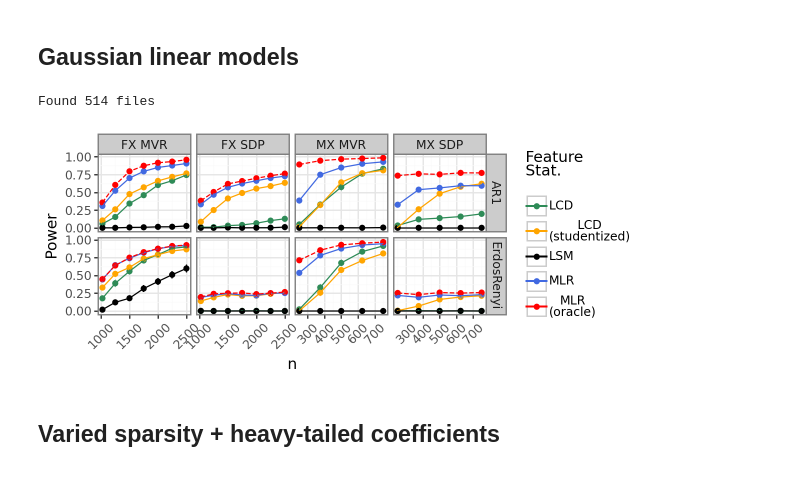
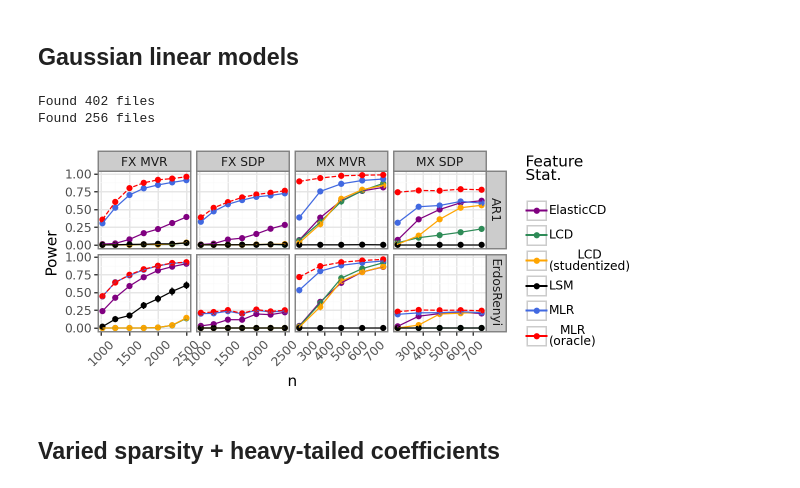
Before and after one commit to amspector100/mlr_knockoff_paper, a Jupyter notebook: final-plots/final_plots.ipynb, the cells around one changed output. Drawn from its saved outputs; the diff is of its cells as text; code cells hidden in the pictures.

```diff
--- a/final-plots/final_plots.ipynb
+++ b/final-plots/final_plots.ipynb
@@ -110,6 +112,9 @@ FSTAT_NAMES = {
     "mlr":"MLR",
     "oracle":"MLR\n(oracle)",
     "amlr":"AMLR",
+    "elasticnet":"ElasticCD",
+    "lcd_elasticnet":"ElasticCD",
+    "elastic":"ElasticCD",
 }
 
 def load_data_by_job_id(job_ids):
@@ -361,33 +366,24 @@ Maximum off-diagonal element is 0.024290819081908138.
 # %% [markdown]
 ## Gaussian linear models
 # %%
-# dates = ['2022-08-19', '2022-08-19', '2022-08-21']# '2022-08-17']
-# times = ['00-49-58', '00-50-43', '16-09-18']
-# dfs = []
-# for d, t in zip(dates, times):
-#     df = pd.read_csv(f"../data/main/{d}/{t}/results.csv")
-#     dfs.append(df)}
-# all_df = pd.concat(dfs)
-all_df = load_data_by_job_id(["1323869", "1328254"])
+all_df = load_data_by_job_id("1504858")
+all_df = all_df.loc[all_df['mx']] # there was a bug with the FX sim on this run
+all_df = pd.concat([all_df, load_data_by_job_id("1601609")])
 all_df['mx'] = all_df['mx'].astype(str).map({"True":"MX", "False":"FX"})
-# all_df['fstat'] = all_df['fstat'].map({
-#     "mlr":'MLR',
-#     "lcd":"LCD", "lsm":"LSM",
-#     "oracle":"MLR\n(oracle)",
-# })
 all_df['Knockoff_Type'] = all_df['mx'] + " " + all_df['knockoff_type'].str.upper()
 all_df['covmethod'] = all_df['covmethod'].str.lower().map({"ar1":"AR1", "ver":"ErdosRenyi"})
 
 
 all_df = all_df.loc[
     ((all_df['mx'] != 'MX') |
-    (all_df['coeff_size'] == 1.0)) &
-    (all_df['n'] > 125)
+    (all_df['coeff_size'] == 1.0))
+    & (all_df['n'] > 125)
 ]
 all_df['oracle'] = all_df['fstat'].str.lower().str.contains("oracle")
 all_df = all_df.loc[all_df['fstat'] != 'AMLR']
 # %% [output]
-Found 514 files
+Found 402 files
+Found 256 files
 # %%
 agg_df = calc_mean_sem(
     all_df,
@@ -399,35 +395,35 @@ agg_df = calc_mean_sem(
 )
 meas = 'power'
 g = (
     ggplot(
         agg_df.loc[agg_df['q'].isin([0.05])],
         aes(x='n', y=f"{meas}_mean", color='fstat')
     ) +
     geom_point() +
     geom_line(aes(linetype='oracle')) +
     geom_errorbar(aes(ymin=f"{meas}_ymin", ymax=f"{meas}_ymax")) +
     facet_grid("covmethod~Knockoff_Type", scales='free_x') +
     theme_bw() +
     theme(
         figure_size=(6,2.5),
         axis_text_x=element_text(rotation=45),
         subplots_adjust={'wspace':0.10, 'hspace':0.12},
     ) +
     labs(
         #title="Power for Gaussian linear models",
         y='Power', x='n', color='Feature\nStat.\n',
     ) +
-    scale_color_manual(['seagreen', 'orange', 'black', 'royalblue', 'red']) +
+    scale_color_manual(['purple', 'seagreen', 'orange', 'black', 'royalblue', 'red']) +
     scale_linetype_discrete(guide=None)
     #scale_color_manual(['blue', 'red', 'orange', 'cornflowerblue'])
 )
 display(g)
 g.save("section3/linear_model.png", dpi=500)
 #g += theme(figure_size=(6,4))
 #display(g)
 #g.save("presentation/section3/linear_model.png", dpi=500)
 # %% [output]
-[figure, old version]
+[figure, new version]
 # %% [markdown]
 ## Varied sparsity + heavy-tailed coefficients
 # %%
```
Also changed, not shown: parts of 14 cells of this notebook.
